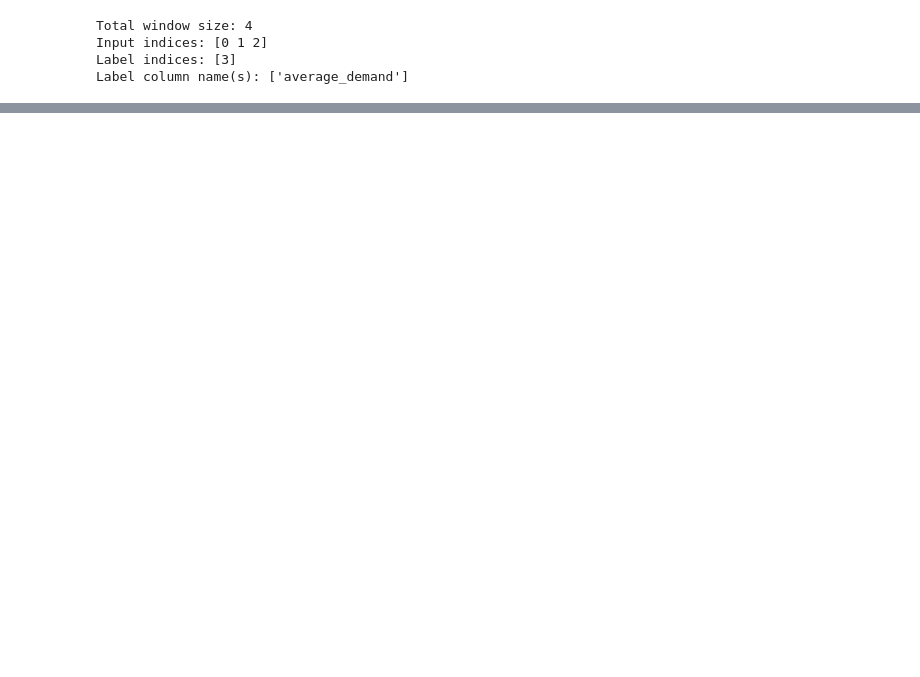
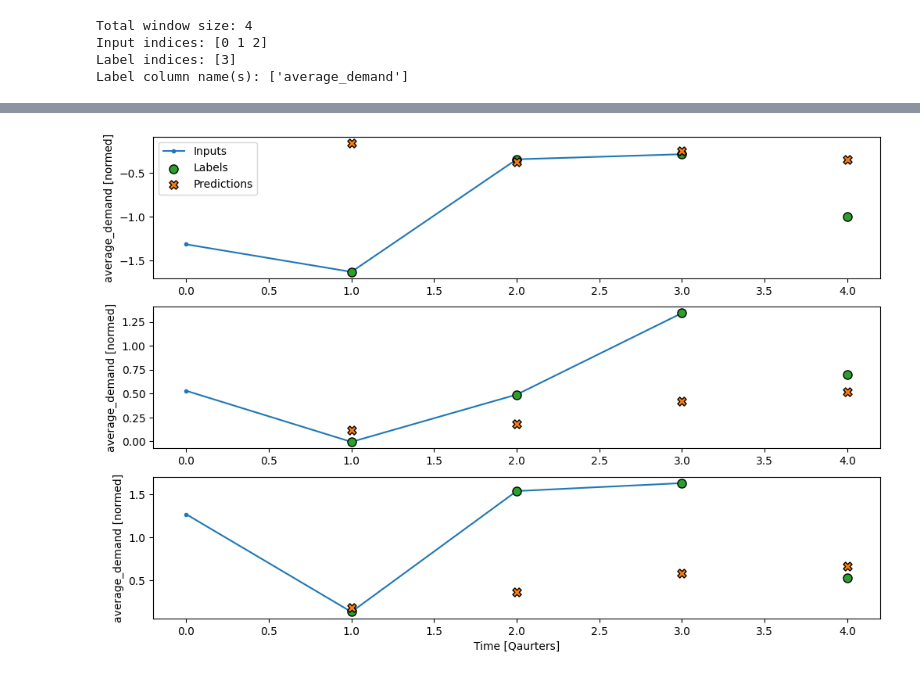
Before and after one commit to Hrithik2212/Forecast-Power, a Jupyter notebook: 01_Starter_Notebook.ipynb, the cells around one changed output, grey strips where cells are left out. Saved outputs shown, nothing was run; the diff lists cells and outputs as text; code cells hidden in the pictures; blank space fills up the shorter version.

```diff
--- a/01_Starter_Notebook.ipynb
+++ b/01_Starter_Notebook.ipynb
@@ -490,0 +595,14 @@ Text(0.5, 1.0, 'Given 3  qaurters of inputs, predict 1 hour into the future.')
+# %%
+lstm_model = tf.keras.models.Sequential([
+    # Shape [batch, time, features] => [batch, time, lstm_units]
+    tf.keras.layers.LSTM(32, return_sequences=True),
+    # Shape => [batch, time, features]
+    tf.keras.layers.Dense(units=1)
+])
+print('Input shape:', wide_window.example[0].shape)
+print('Output shape:', lstm_model(wide_window.example[0]).shape)
+history = compile_and_fit(lstm_model, wide_window)
+
+IPython.display.clear_output()
+val_performance['LSTM'] = lstm_model.evaluate(wide_window.val)
+performance['LSTM'] = lstm_model.evaluate(wide_window.test, verbose=0)
@@ -490,0 +611,4 @@ Text(0.5, 1.0, 'Given 3  qaurters of inputs, predict 1 hour into the future.')
+# %%
+wide_window.plot(lstm_model)
+# %% [output]
+[figure, added]
```
Also changed, not shown: parts of 30 cells of this notebook.
